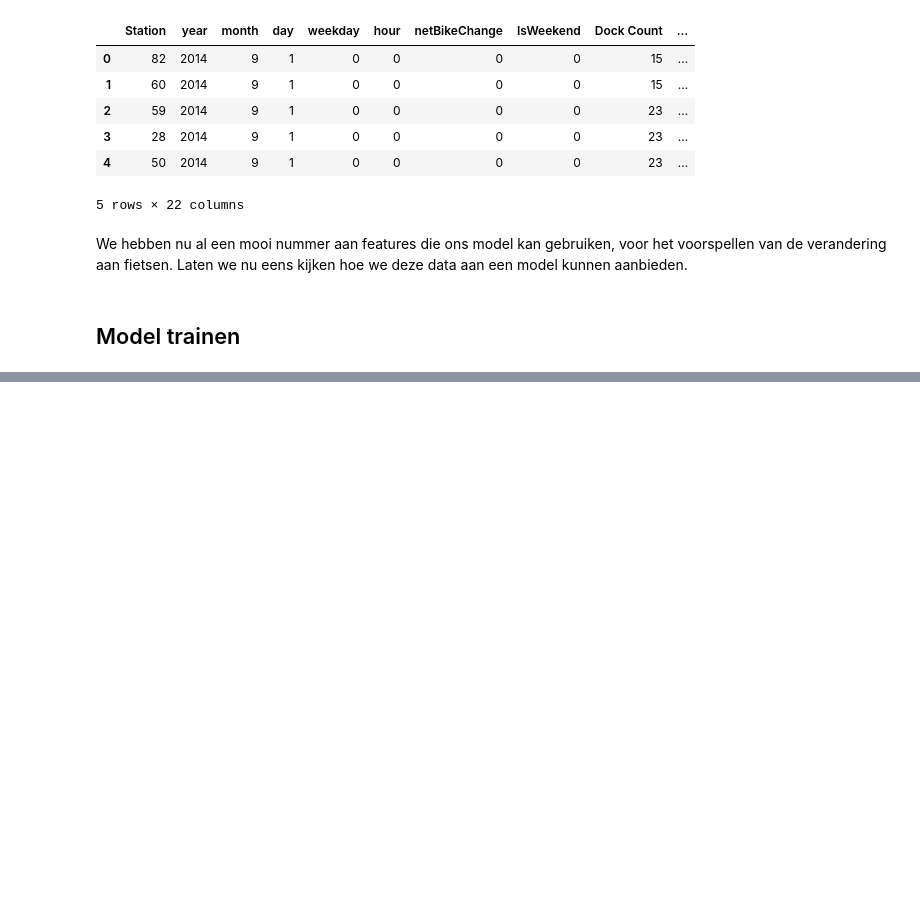
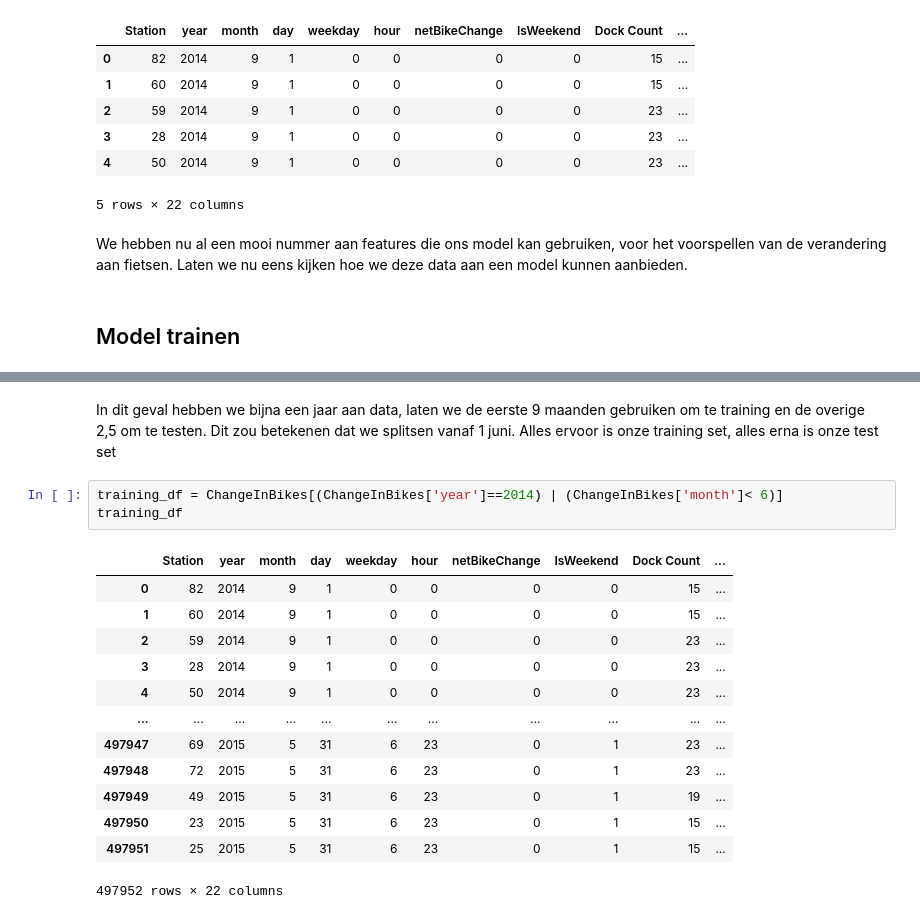
Before and after one commit to DecosterBram/MOW-BikeShare-workshop, a Jupyter notebook: notebooks/BikeShare_exercise_solution.ipynb, the cells around one changed output, grey strips where cells are left out. Drawn from its saved outputs; the diff is of its cells as text; blank space fills up the shorter version.

```diff
--- a/notebooks/BikeShare_exercise_solution.ipynb
+++ b/notebooks/BikeShare_exercise_solution.ipynb
@@ -702,0 +748,19 @@ We hebben nu al een mooi nummer aan features die ons model kan gebruiken, voor h
+# %% [markdown]
+In dit geval hebben we bijna een jaar aan data, laten we de eerste 9 maanden gebruiken om te training en de overige 2,5 om te testen. Dit zou betekenen dat we splitsen vanaf 1 juni. Alles ervoor is onze training set, alles erna is onze test set
+# %%
+training_df = ChangeInBikes[(ChangeInBikes['year']==2014) | (ChangeInBikes['month']< 6)]
+training_df
+# %% [output]
+|  | Station | year | month | day | weekday | hour | netBikeChange | IsWeekend | Dock Count | ... |
+| 0 | 82 | 2014 | 9 | 1 | 0 | 0 | 0 | 0 | 15 | ... |
+| 1 | 60 | 2014 | 9 | 1 | 0 | 0 | 0 | 0 | 15 | ... |
+| 2 | 59 | 2014 | 9 | 1 | 0 | 0 | 0 | 0 | 23 | ... |
+| 3 | 28 | 2014 | 9 | 1 | 0 | 0 | 0 | 0 | 23 | ... |
+| 4 | 50 | 2014 | 9 | 1 | 0 | 0 | 0 | 0 | 23 | ... |
+| ... | ... | ... | ... | ... | ... | ... | ... | ... | ... | ... |
+| 497947 | 69 | 2015 | 5 | 31 | 6 | 23 | 0 | 1 | 23 | ... |
+| 497948 | 72 | 2015 | 5 | 31 | 6 | 23 | 0 | 1 | 23 | ... |
+| 497949 | 49 | 2015 | 5 | 31 | 6 | 23 | 0 | 1 | 19 | ... |
+| 497950 | 23 | 2015 | 5 | 31 | 6 | 23 | 0 | 1 | 15 | ... |
+| 497951 | 25 | 2015 | 5 | 31 | 6 | 23 | 0 | 1 | 15 | ... |
+497952 rows × 22 columns
```
Also changed, not shown: parts of 28 cells of this notebook, 3 other files.
